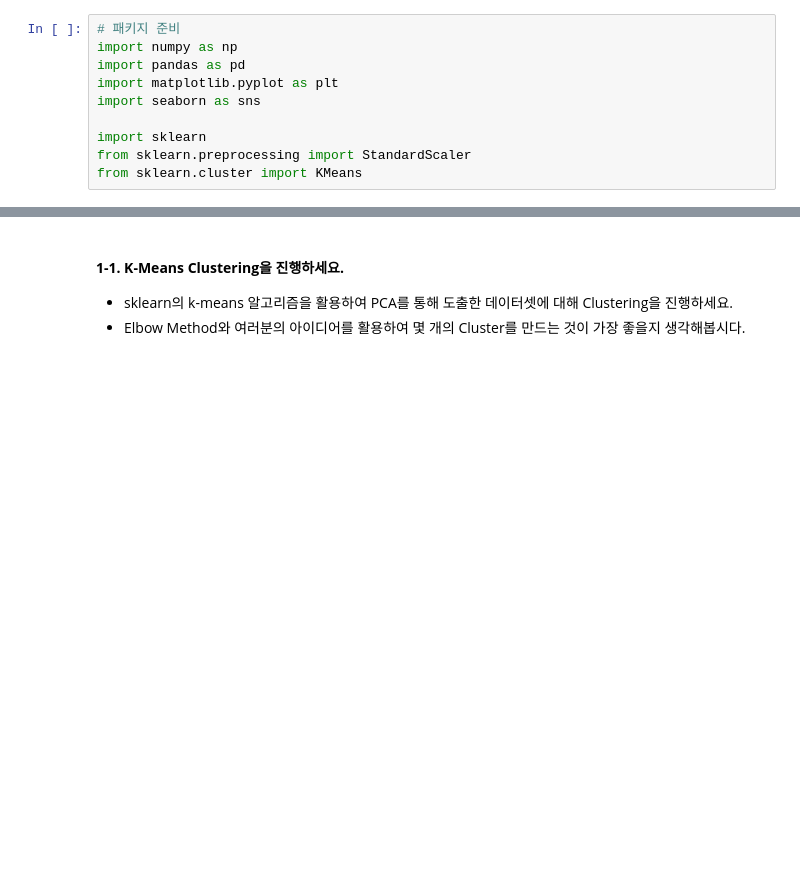
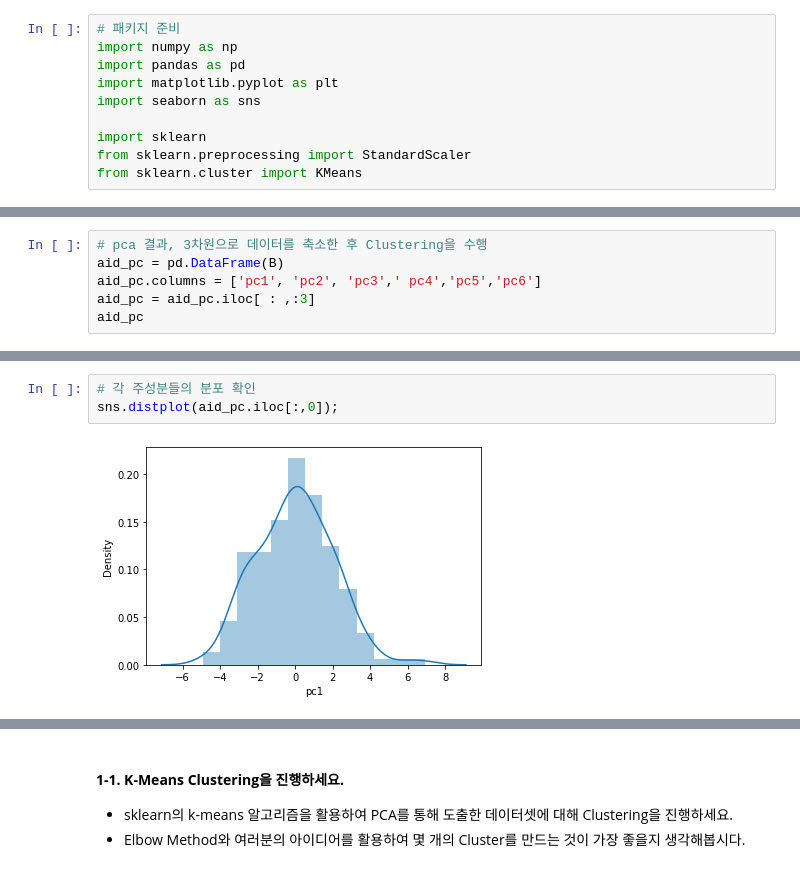
Before and after one commit to Ryu4824/code-states, a Jupyter notebook: Sprint3_Mini_Project_(10조).ipynb, the cells around one changed output, grey strips where cells are left out. Saved outputs shown, nothing was run; the diff lists cells and outputs as text; blank space fills up the shorter version.

```diff
--- a/Sprint3_Mini_Project_(10조).ipynb
+++ b/Sprint3_Mini_Project_(10조).ipynb
@@ -494,0 +516,6 @@ from sklearn.cluster import KMeans
+# %%
+# pca 결과, 3차원으로 데이터를 축소한 후 Clustering을 수행
+aid_pc = pd.DataFrame(B)
+aid_pc.columns = ['pc1', 'pc2', 'pc3',' pc4','pc5','pc6']
+aid_pc = aid_pc.iloc[ : ,:3]
+aid_pc
@@ -494,0 +536,5 @@ from sklearn.cluster import KMeans
+# %%
+# 각 주성분들의 분포 확인
+sns.distplot(aid_pc.iloc[:,0]);
+# %% [output]
+[figure, added]
```
Also changed, not shown: parts of 21 cells of this notebook.
